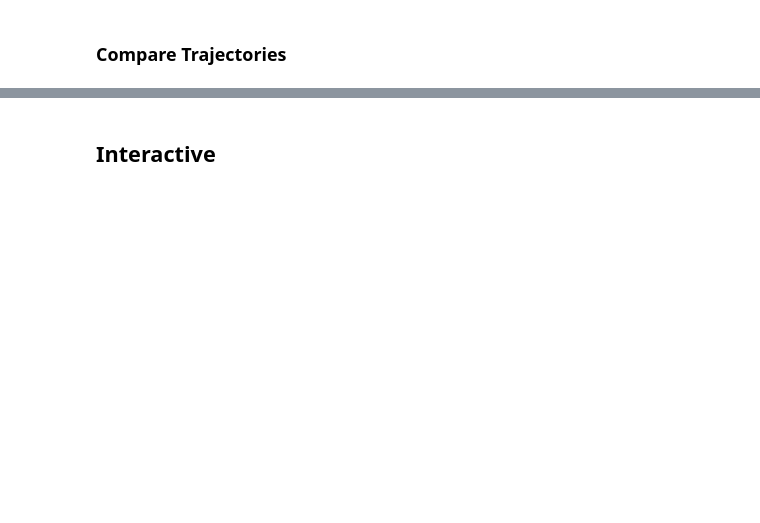
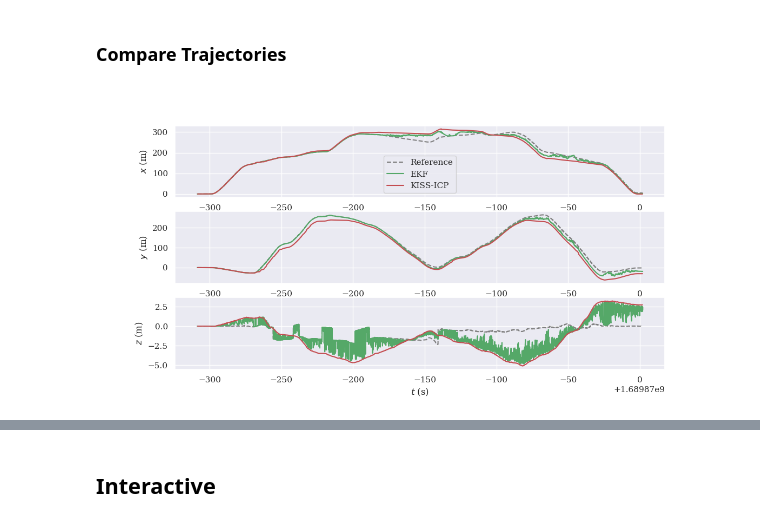
Before and after one commit to Jul310/kiss-icp, a Jupyter notebook: tum_eval/ekf_gps_analysis.ipynb, the cells around one changed output, grey strips where cells are left out. Saved outputs shown, nothing was run; the diff lists cells and outputs as text; code cells hidden in the pictures; blank space fills up the shorter version.

```diff
--- a/tum_eval/ekf_gps_analysis.ipynb
+++ b/tum_eval/ekf_gps_analysis.ipynb
@@ -64,0 +67,29 @@ compare_plot_multiple([traj_ekf, traj_kiss, traj_ref], ["EKF", "KISS", "Referenc
+# %%
+remote_switch = "local" # [local, remote]
+
+# test_set_switch = "01-full-merge-ekf-no-feedback" # [01-full-merge-ekf-no-feedback, 02-full-merge-ekf-feedback, 03-full-merge-ekf-no-feedback-orig-kiss]
+test_set_switch = "02-full-merge-ekf-feedback" # [01-full-merge-ekf-no-feedback, 02-full-merge-ekf-feedback, 03-full-merge-ekf-no-feedback-orig-kiss]
+# test_set_switch = "03-full-merge-ekf-no-feedback-orig-kiss" # [01-full-merge-ekf-no-feedback, 02-full-merge-ekf-feedback, 03-full-merge-ekf-no-feedback-orig-kiss]
+
+compare_root = f"data/ekf_analysis/{remote_switch}/{test_set_switch}"
+
+DATA_FILES = [gps_pose_name, ekf_pose_name, kiss_pose_name]
+DATA_NAMES = ["Reference", "EKF", "KISS-ICP"]
+N_RUNS = 3
+
+data = {}
+
+for i in range(1, N_RUNS+1):
+    run = f"run_{i:02d}"
+    root = path.join(compare_root, run)
+    data[run] = {}
+    for data_file, data_name in zip(DATA_FILES, DATA_NAMES):
+        traj = file_interface.read_tum_trajectory_file(path.join(root, data_file))
+        data[run][data_name] = traj
+# %%
+# Compare a single Run
+run = 3
+trajectories, names = [v for v in data[f"run_{run:02d}"].values()], [k for k in data[f"run_{run:02d}"].keys()]
+compare_plot_multiple(trajectories, names, plot_mode='xyz')
+# %% [output]
+[figure, added]
```
Also changed, not shown: parts of 4 cells of this notebook, 1 other file.
